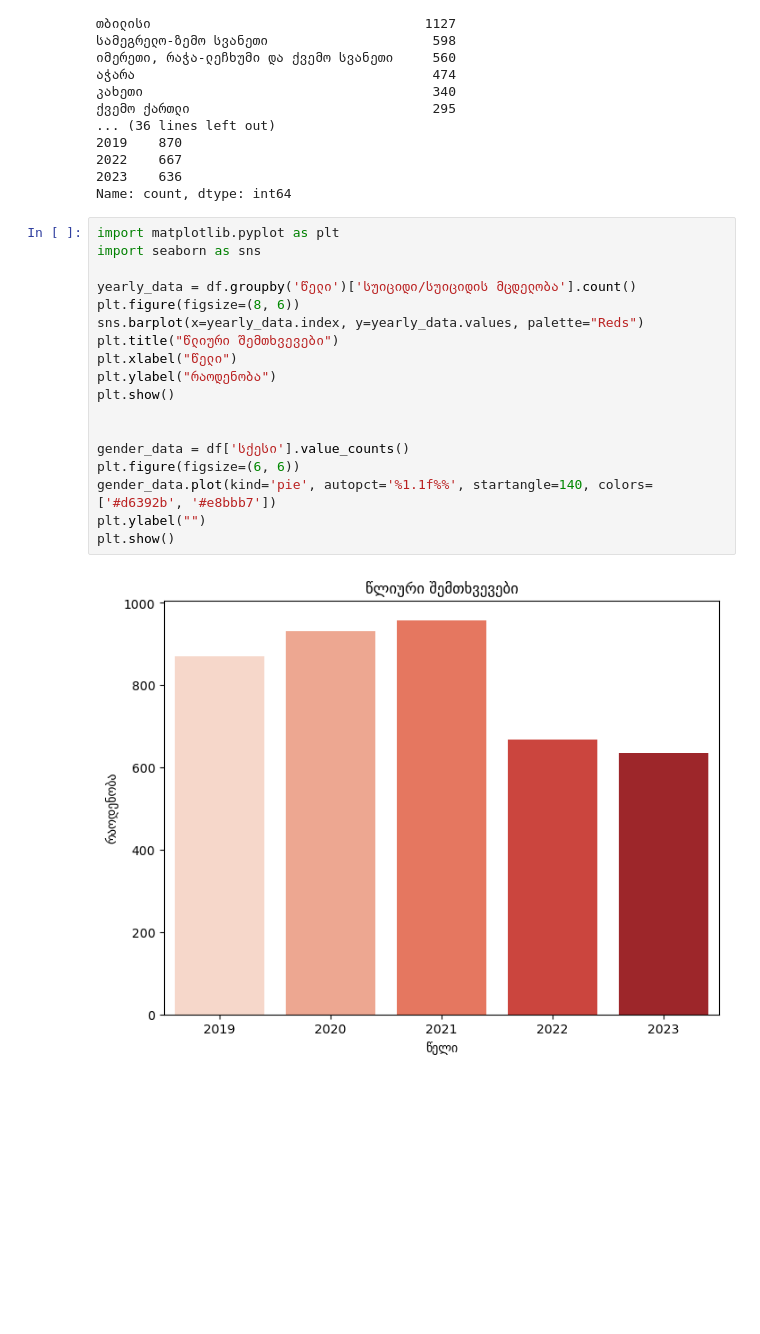
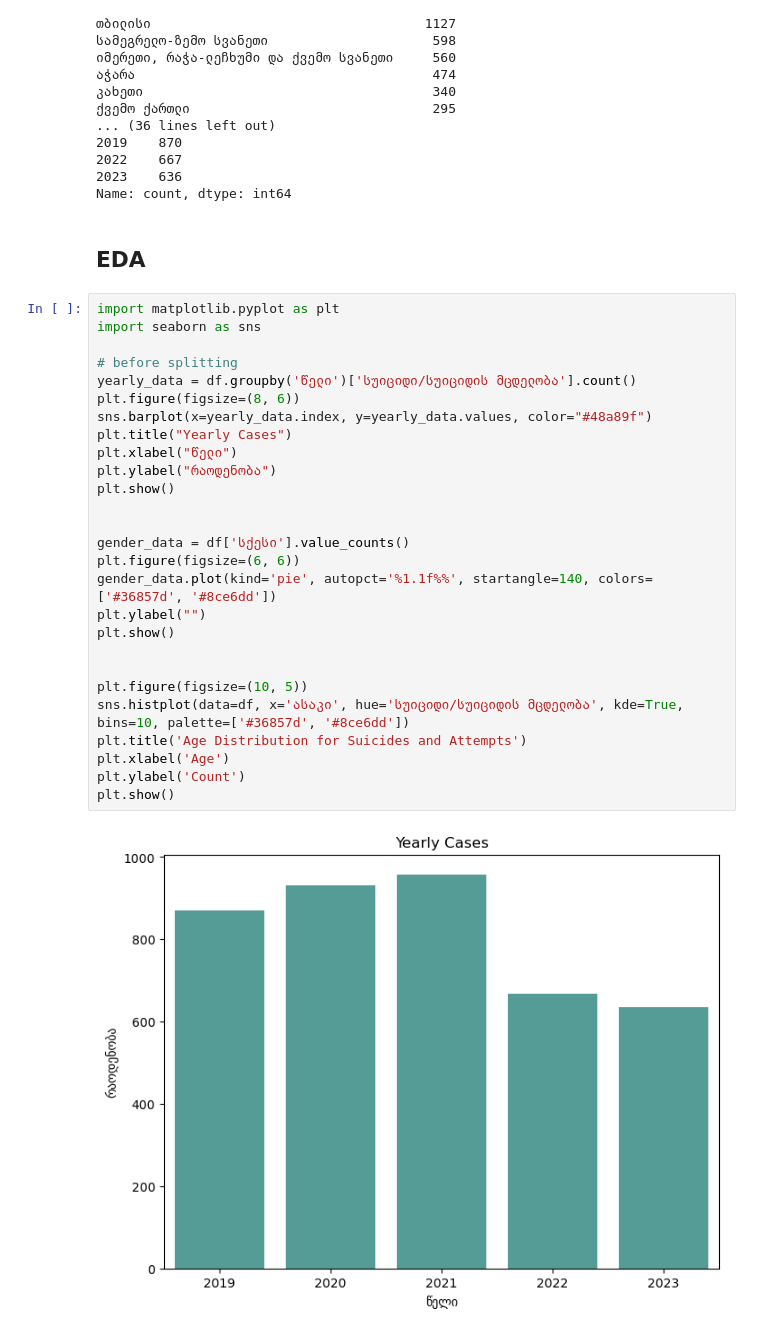
Before and after one commit to barbarehh/analysis_proj, a Jupyter notebook: analysis.ipynb, the cells around one changed output. Cells and saved outputs as stored; diff of their text form; blank space fills up the shorter version.

Commit message:
split analysis and modify dataprep.ipynb

```diff
--- a/analysis.ipynb
+++ b/analysis.ipynb
@@ -52,23 +52,34 @@ Name: count, dtype: int64
 2022    667
 2023    636
 Name: count, dtype: int64
+# %% [markdown]
+## EDA
 # %%
 import matplotlib.pyplot as plt
 import seaborn as sns
 
+# before splitting
 yearly_data = df.groupby('წელი')['სუიციდი/სუიციდის მცდელობა'].count()
 plt.figure(figsize=(8, 6))
-sns.barplot(x=yearly_data.index, y=yearly_data.values, palette="Reds")
-plt.title("წლიური შემთხვევები")
+sns.barplot(x=yearly_data.index, y=yearly_data.values, color="#48a89f")
+plt.title("Yearly Cases")
 plt.xlabel("წელი")
 plt.ylabel("რაოდენობა")
 plt.show()
 
 
 gender_data = df['სქესი'].value_counts()
 plt.figure(figsize=(6, 6))
-gender_data.plot(kind='pie', autopct='%1.1f%%', startangle=140, colors=['#d6392b', '#e8bbb7'])
+gender_data.plot(kind='pie', autopct='%1.1f%%', startangle=140, colors=['#36857d', '#8ce6dd'])
 plt.ylabel("")
 plt.show()
+
+
+plt.figure(figsize=(10, 5))
+sns.histplot(data=df, x='ასაკი', hue='სუიციდი/სუიციდის მცდელობა', kde=True, bins=10, palette=['#36857d', '#8ce6dd'])
+plt.title('Age Distribution for Suicides and Attempts')
+plt.xlabel('Age')
+plt.ylabel('Count')
+plt.show()
 # %% [output]
-[figure, old version]
+[figure, new version]
```
Also changed, not shown: parts of 5 cells of this notebook, 1 other file.
